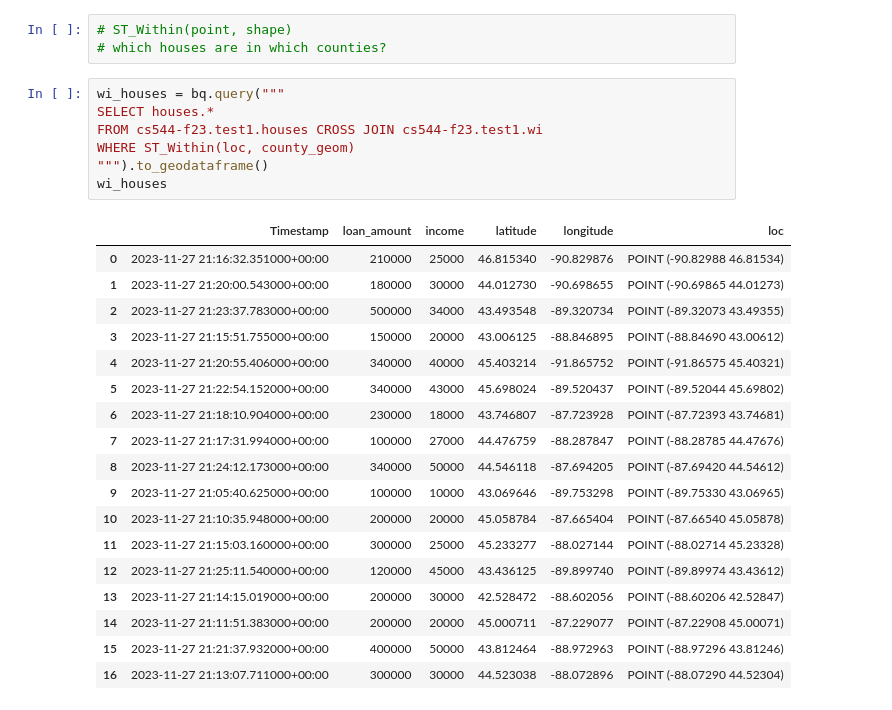
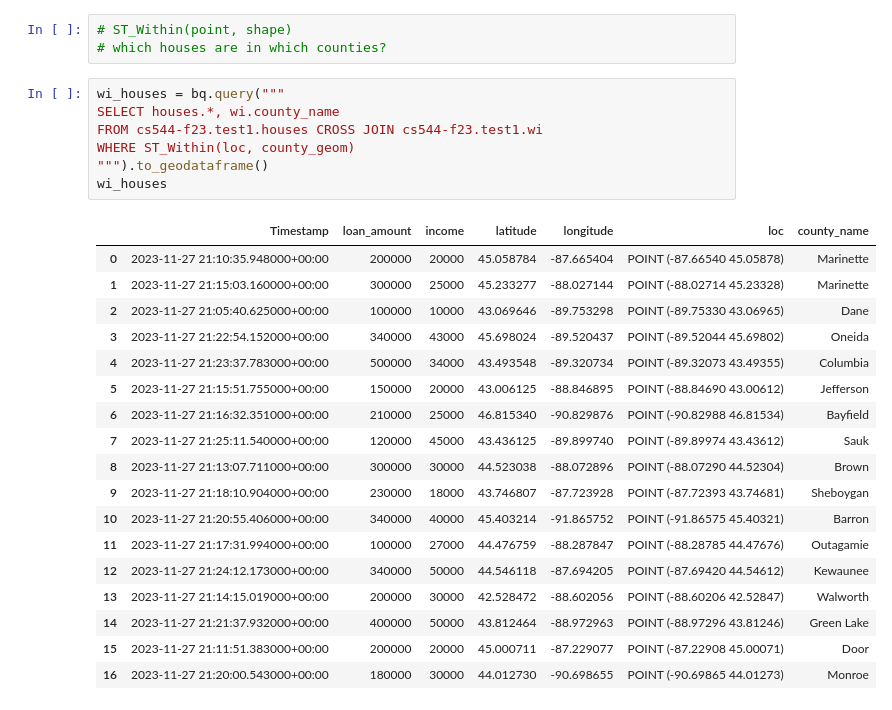
Before and after one commit to cs544-wisc/f23, a Jupyter notebook: lec/37-bq/lec1.ipynb, the cells around one changed output. Saved outputs shown, nothing was run; the diff lists cells and outputs as text.

```diff
--- a/lec/37-bq/lec1.ipynb
+++ b/lec/37-bq/lec1.ipynb
@@ -210,27 +210,27 @@ closest10.plot(ax=ax)
 # which houses are in which counties?
 # %%
 wi_houses = bq.query("""
-SELECT houses.*
+SELECT houses.*, wi.county_name
 FROM cs544-f23.test1.houses CROSS JOIN cs544-f23.test1.wi
 WHERE ST_Within(loc, county_geom)
 """).to_geodataframe()
 wi_houses
 # %% [output]
-|  | Timestamp | loan_amount | income | latitude | longitude | loc |
-| 0 | 2023-11-27 21:16:32.351000+00:00 | 210000 | 25000 | 46.815340 | -90.829876 | POINT (-90.82988 46.81534) |
-| 1 | 2023-11-27 21:20:00.543000+00:00 | 180000 | 30000 | 44.012730 | -90.698655 | POINT (-90.69865 44.01273) |
-| 2 | 2023-11-27 21:23:37.783000+00:00 | 500000 | 34000 | 43.493548 | -89.320734 | POINT (-89.32073 43.49355) |
-| 3 | 2023-11-27 21:15:51.755000+00:00 | 150000 | 20000 | 43.006125 | -88.846895 | POINT (-88.84690 43.00612) |
-| 4 | 2023-11-27 21:20:55.406000+00:00 | 340000 | 40000 | 45.403214 | -91.865752 | POINT (-91.86575 45.40321) |
-| 5 | 2023-11-27 21:22:54.152000+00:00 | 340000 | 43000 | 45.698024 | -89.520437 | POINT (-89.52044 45.69802) |
-| 6 | 2023-11-27 21:18:10.904000+00:00 | 230000 | 18000 | 43.746807 | -87.723928 | POINT (-87.72393 43.74681) |
-| 7 | 2023-11-27 21:17:31.994000+00:00 | 100000 | 27000 | 44.476759 | -88.287847 | POINT (-88.28785 44.47676) |
-| 8 | 2023-11-27 21:24:12.173000+00:00 | 340000 | 50000 | 44.546118 | -87.694205 | POINT (-87.69420 44.54612) |
-| 9 | 2023-11-27 21:05:40.625000+00:00 | 100000 | 10000 | 43.069646 | -89.753298 | POINT (-89.75330 43.06965) |
-| 10 | 2023-11-27 21:10:35.948000+00:00 | 200000 | 20000 | 45.058784 | -87.665404 | POINT (-87.66540 45.05878) |
-| 11 | 2023-11-27 21:15:03.160000+00:00 | 300000 | 25000 | 45.233277 | -88.027144 | POINT (-88.02714 45.23328) |
-| 12 | 2023-11-27 21:25:11.540000+00:00 | 120000 | 45000 | 43.436125 | -89.899740 | POINT (-89.89974 43.43612) |
-| 13 | 2023-11-27 21:14:15.019000+00:00 | 200000 | 30000 | 42.528472 | -88.602056 | POINT (-88.60206 42.52847) |
-| 14 | 2023-11-27 21:11:51.383000+00:00 | 200000 | 20000 | 45.000711 | -87.229077 | POINT (-87.22908 45.00071) |
-| 15 | 2023-11-27 21:21:37.932000+00:00 | 400000 | 50000 | 43.812464 | -88.972963 | POINT (-88.97296 43.81246) |
-| 16 | 2023-11-27 21:13:07.711000+00:00 | 300000 | 30000 | 44.523038 | -88.072896 | POINT (-88.07290 44.52304) |
+|  | Timestamp | loan_amount | income | latitude | longitude | loc | county_name |
+| 0 | 2023-11-27 21:10:35.948000+00:00 | 200000 | 20000 | 45.058784 | -87.665404 | POINT (-87.66540 45.05878) | Marinette |
+| 1 | 2023-11-27 21:15:03.160000+00:00 | 300000 | 25000 | 45.233277 | -88.027144 | POINT (-88.02714 45.23328) | Marinette |
+| 2 | 2023-11-27 21:05:40.625000+00:00 | 100000 | 10000 | 43.069646 | -89.753298 | POINT (-89.75330 43.06965) | Dane |
+| 3 | 2023-11-27 21:22:54.152000+00:00 | 340000 | 43000 | 45.698024 | -89.520437 | POINT (-89.52044 45.69802) | Oneida |
+| 4 | 2023-11-27 21:23:37.783000+00:00 | 500000 | 34000 | 43.493548 | -89.320734 | POINT (-89.32073 43.49355) | Columbia |
+| 5 | 2023-11-27 21:15:51.755000+00:00 | 150000 | 20000 | 43.006125 | -88.846895 | POINT (-88.84690 43.00612) | Jefferson |
+| 6 | 2023-11-27 21:16:32.351000+00:00 | 210000 | 25000 | 46.815340 | -90.829876 | POINT (-90.82988 46.81534) | Bayfield |
+| 7 | 2023-11-27 21:25:11.540000+00:00 | 120000 | 45000 | 43.436125 | -89.899740 | POINT (-89.89974 43.43612) | Sauk |
+| 8 | 2023-11-27 21:13:07.711000+00:00 | 300000 | 30000 | 44.523038 | -88.072896 | POINT (-88.07290 44.52304) | Brown |
+| 9 | 2023-11-27 21:18:10.904000+00:00 | 230000 | 18000 | 43.746807 | -87.723928 | POINT (-87.72393 43.74681) | Sheboygan |
+| 10 | 2023-11-27 21:20:55.406000+00:00 | 340000 | 40000 | 45.403214 | -91.865752 | POINT (-91.86575 45.40321) | Barron |
+| 11 | 2023-11-27 21:17:31.994000+00:00 | 100000 | 27000 | 44.476759 | -88.287847 | POINT (-88.28785 44.47676) | Outagamie |
+| 12 | 2023-11-27 21:24:12.173000+00:00 | 340000 | 50000 | 44.546118 | -87.694205 | POINT (-87.69420 44.54612) | Kewaunee |
+| 13 | 2023-11-27 21:14:15.019000+00:00 | 200000 | 30000 | 42.528472 | -88.602056 | POINT (-88.60206 42.52847) | Walworth |
+| 14 | 2023-11-27 21:21:37.932000+00:00 | 400000 | 50000 | 43.812464 | -88.972963 | POINT (-88.97296 43.81246) | Green Lake |
+| 15 | 2023-11-27 21:11:51.383000+00:00 | 200000 | 20000 | 45.000711 | -87.229077 | POINT (-87.22908 45.00071) | Door |
+| 16 | 2023-11-27 21:20:00.543000+00:00 | 180000 | 30000 | 44.012730 | -90.698655 | POINT (-90.69865 44.01273) | Monroe |
```
Also changed, not shown: parts of 4 cells of this notebook, 3 other files.
